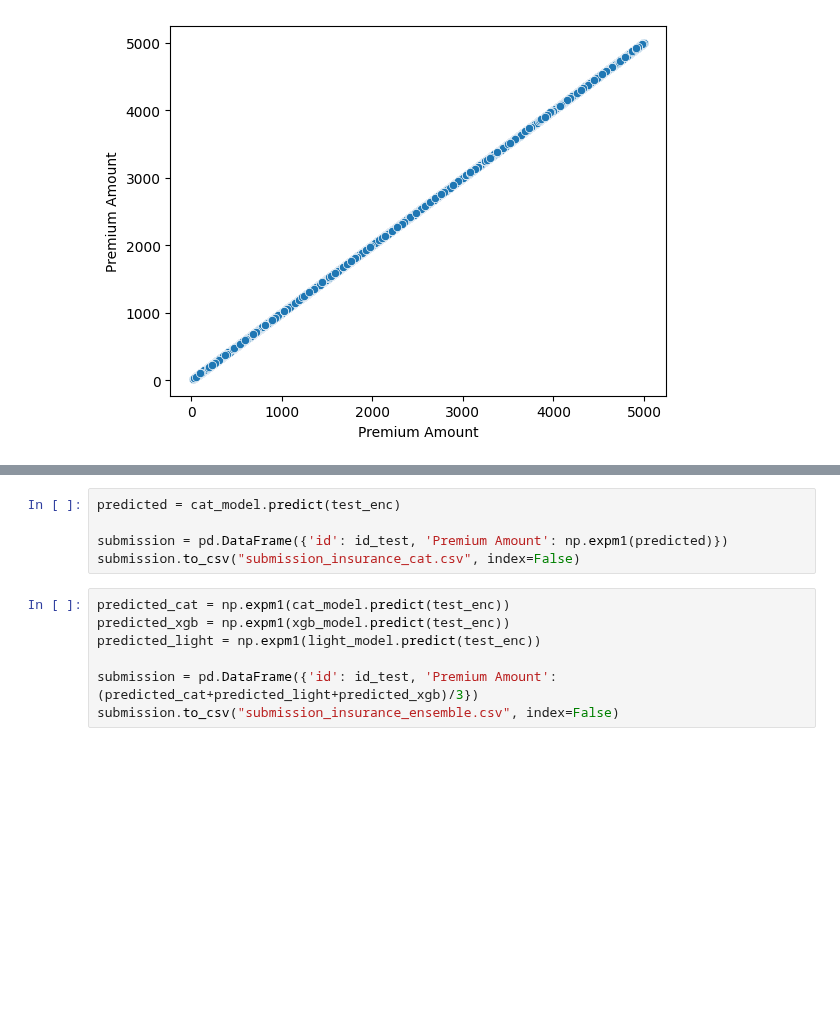
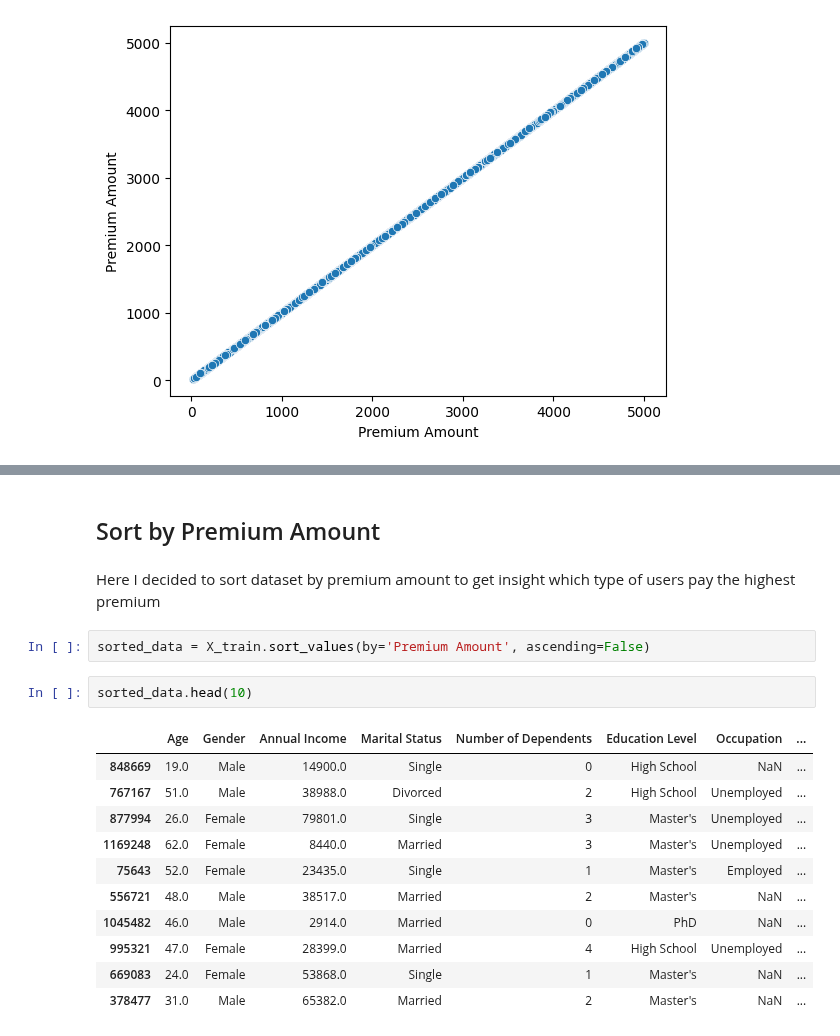
Before and after one commit to DenysGolub/Kaggle-Notebooks, a Jupyter notebook: eda-ml-for-insurance.ipynb, the cells around one changed output, grey strips where cells are left out. Drawn from its saved outputs; the diff is of its cells as text; blank space fills up the shorter version.

```diff
--- a/eda-ml-for-insurance.ipynb
+++ b/eda-ml-for-insurance.ipynb
@@ -790,12 +356,20 @@ submission.to_csv("submission_insurance_light.csv", index=False)
-# %%
-predicted = cat_model.predict(test_enc)
-
-submission = pd.DataFrame({'id': id_test, 'Premium Amount': np.expm1(predicted)})
-submission.to_csv("submission_insurance_cat.csv", index=False)
-# %%
-predicted_сat = np.expm1(cat_model.predict(test_enc))
-predicted_xgb = np.expm1(xgb_model.predict(test_enc))
-predicted_light = np.expm1(light_model.predict(test_enc))
-
-submission = pd.DataFrame({'id': id_test, 'Premium Amount': (predicted_сat+predicted_light+predicted_xgb)/3})
-submission.to_csv("submission_insurance_ensemble.csv", index=False)
+# %% [markdown]
+## Sort by Premium Amount
+# %% [markdown]
+Here I decided to sort dataset by premium amount to get insight which type of users pay the highest premium
+# %%
+sorted_data = X_train.sort_values(by='Premium Amount', ascending=False)
+# %%
+sorted_data.head(10)
+# %% [output]
+|  | Age | Gender | Annual Income | Marital Status | Number of Dependents | Education Level | Occupation | ... |
+| 848669 | 19.0 | Male | 14900.0 | Single | 0 | High School | NaN | ... |
+| 767167 | 51.0 | Male | 38988.0 | Divorced | 2 | High School | Unemployed | ... |
+| 877994 | 26.0 | Female | 79801.0 | Single | 3 | Master's | Unemployed | ... |
+| 1169248 | 62.0 | Female | 8440.0 | Married | 3 | Master's | Unemployed | ... |
+| 75643 | 52.0 | Female | 23435.0 | Single | 1 | Master's | Employed | ... |
+| 556721 | 48.0 | Male | 38517.0 | Married | 2 | Master's | NaN | ... |
+| 1045482 | 46.0 | Male | 2914.0 | Married | 0 | PhD | NaN | ... |
+| 995321 | 47.0 | Female | 28399.0 | Married | 4 | High School | Unemployed | ... |
+| 669083 | 24.0 | Female | 53868.0 | Single | 1 | Master's | NaN | ... |
+| 378477 | 31.0 | Male | 65382.0 | Married | 2 | Master's | NaN | ... |
```
Also changed, not shown: parts of 66 cells of this notebook.
